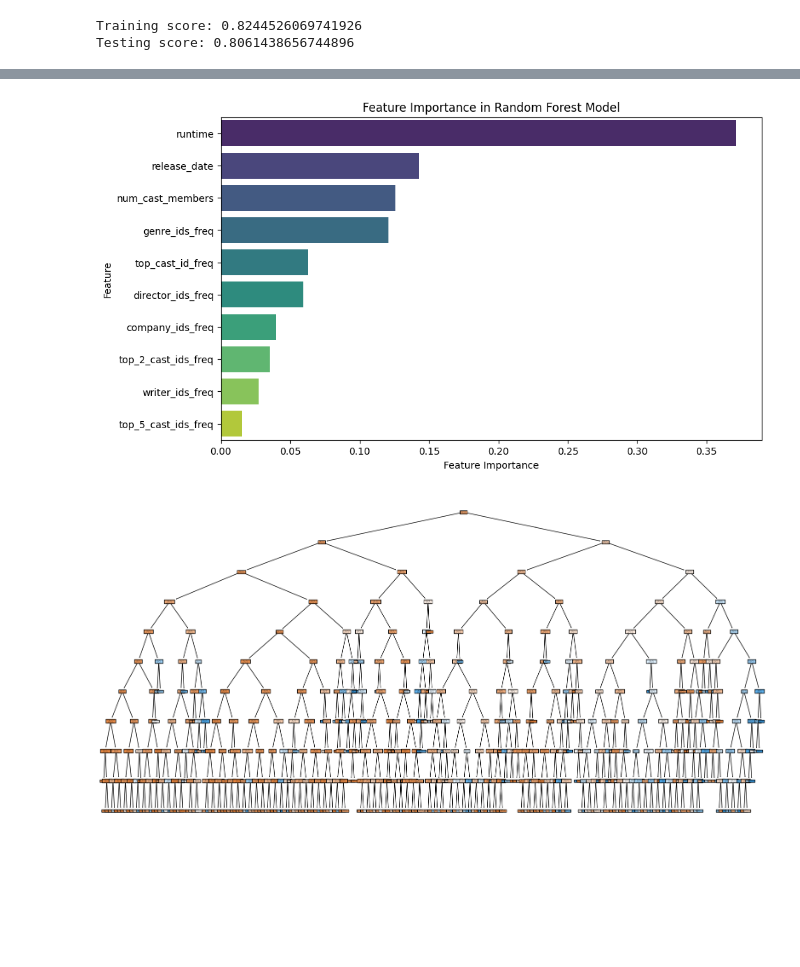
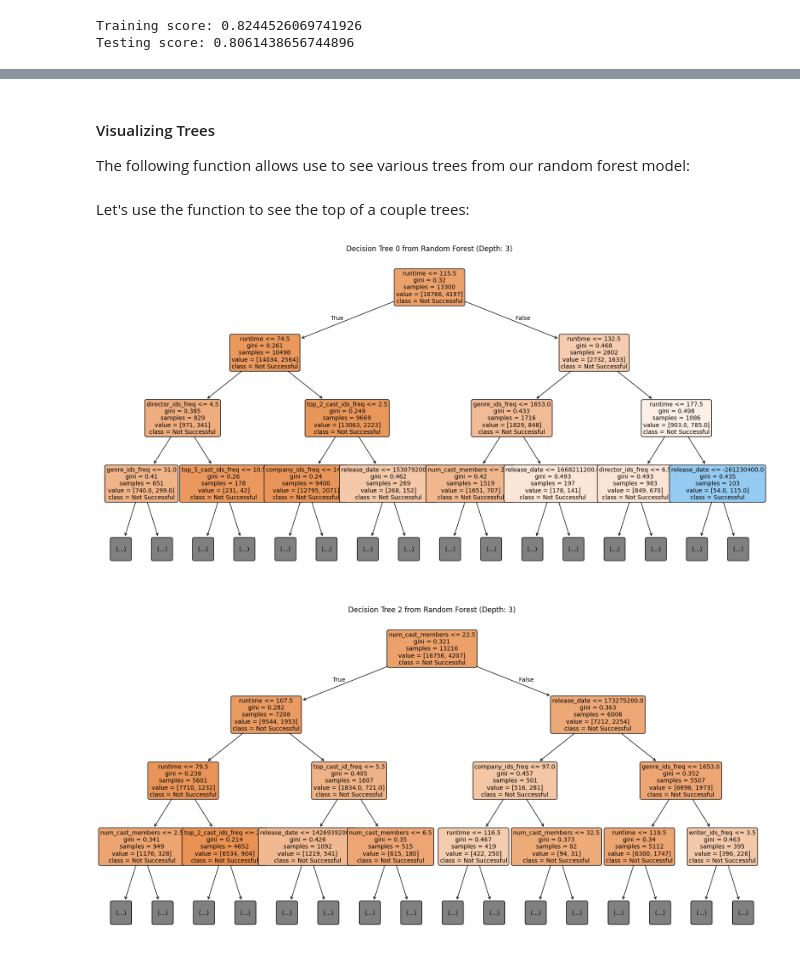
Before and after one commit to jonnycomes/movie-data, a Jupyter notebook: notebooks/successful_movie_prediction/Successful_Movie_Prediction.ipynb, the cells around one changed output, grey strips where cells are left out. Saved outputs shown, nothing was run; the diff lists cells and outputs as text; code cells hidden in the pictures; blank space fills up the shorter version.

```diff
--- a/notebooks/successful_movie_prediction/Successful_Movie_Prediction.ipynb
+++ b/notebooks/successful_movie_prediction/Successful_Movie_Prediction.ipynb
@@ -137,10 +166,0 @@ Testing score: 0.8061438656744896
-# %%
-# Get feature importances
-importances = rf.feature_importances_
-feature_names = X_train.columns
-
-# Create a DataFrame for better visualization
-feature_importance_df = pd.DataFrame({'Feature': feature_names, 'Importance': importances})
-feature_importance_df = feature_importance_df.sort_values(by='Importance', ascending=False)
-
-feature_importance_df.head()
@@ -154,27 +167,42 @@ feature_importance_df.head()
-# %%
-plt.figure(figsize=(10, 6))
-sns.barplot(
-    x="Importance",
-    y="Feature",
-    data=feature_importance_df,
-    hue="Feature",
-    palette="viridis",
-    legend=False
-)
-plt.xlabel("Feature Importance")
-plt.ylabel("Feature")
-plt.title("Feature Importance in Random Forest Model")
-plt.show()
-# %% [output]
-[figure, removed]
+# %% [markdown]
+#### Visualizing Trees
+
+The following function allows use to see various trees from our random forest model:
 # %%
-from sklearn.tree import plot_tree
-import matplotlib.pyplot as plt
+def plot_random_forest_tree(rf_model, feature_names, tree_index=0, max_depth=None, class_names=["Not Successful", "Successful"], figsize=(20, 10)):
+    """
+    Plots a decision tree from a trained Random Forest model.
 
-# Select one tree from the forest
-tree_index = 1  # Change this to visualize different trees
-plt.figure(figsize=(20, 10))
-plot_tree(rf.estimators_[tree_index], filled=True, feature_names=X_train.columns, class_names=["Not Successful", "Successful"])
-plt.show()
+    Parameters:
+    - rf_model: The trained RandomForestClassifier object.
+    - feature_names: A list of feature names used in training.
+    - tree_index: Index of the tree within the random forest to visualize.
+    - max_depth: Limits the depth of the tree displayed (None = full tree).
+    - class_names: Labels for the target classes.
+    - figsize: Size of the figure.
+    """
+    if tree_index >= len(rf_model.estimators_):
+        raise ValueError(f"Tree index {tree_index} is out of bounds for the forest with {len(rf_model.estimators_)} trees.")
+
+    estimator = rf_model.estimators_[tree_index]
+
+    plt.figure(figsize=figsize)
+    plot_tree(estimator,
+              max_depth=max_depth,
+              filled=True,
+              feature_names=feature_names,
+              class_names=class_names,
+              rounded=True,
+              fontsize=10)
+    plt.title(f"Decision Tree {tree_index} from Random Forest (Depth: {max_depth})")
+    plt.show()
-# %% [output]
-[figure, removed]
+# %% [markdown]
+Let's use the function to see the top of a couple trees:
+# %%
+plot_random_forest_tree(rf, feature_names=X_train.columns, tree_index=0, max_depth=3)
+# %% [output]
+[figure, added]
+# %%
+plot_random_forest_tree(rf, feature_names=X_train.columns, tree_index=2, max_depth=3)
+# %% [output]
+[figure, added]
```
Also changed, not shown: parts of 41 cells of this notebook, 1 other file.
